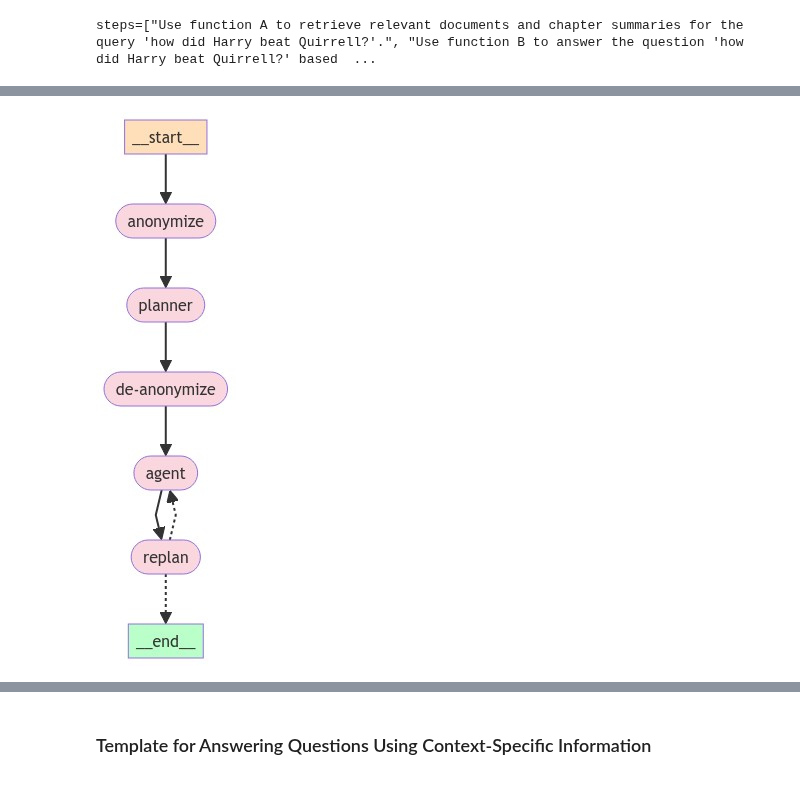
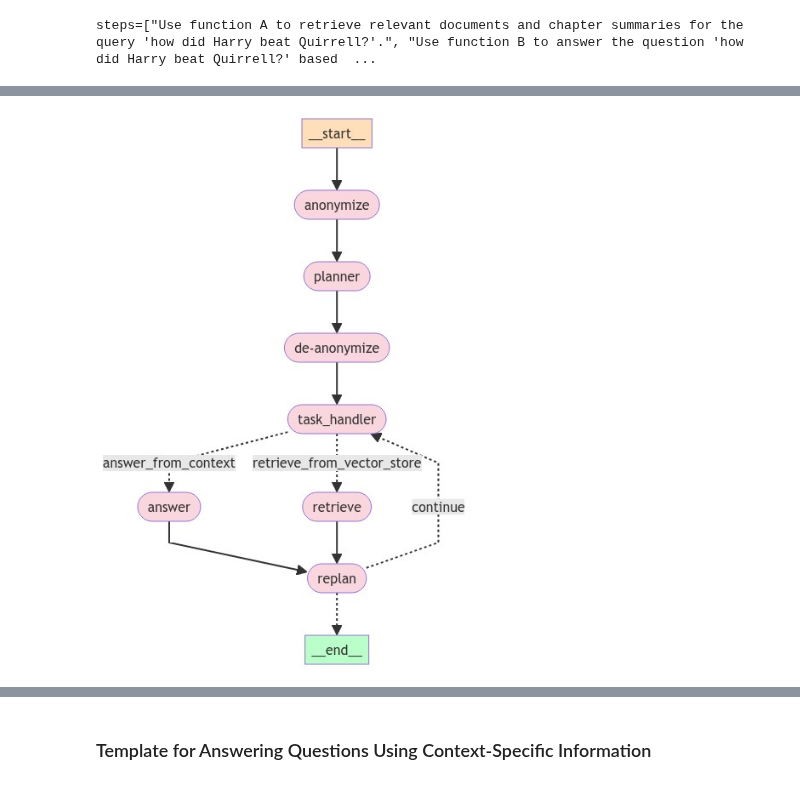
Before and after one commit to NirDiamant/Controllable-RAG-Agent, a Jupyter notebook: talk_to_harry_potter_complex_retriever.ipynb, the cells around one changed output, grey strips where cells are left out. Cells and saved outputs as stored; diff of their text form; code cells hidden in the pictures.

```diff
--- a/talk_to_harry_potter_complex_retriever.ipynb
+++ b/talk_to_harry_potter_complex_retriever.ipynb
@@ -835,7 +674,7 @@ Tool A: a tool that retrieves relevant information from a vector store based on
 Tool B: a tool that answers a question from a given context.
 You also have aggregated context {aggregated_context} that you can use to make decisions, and use the information from that context as input to the tools.
 You also have the past steps {past_steps} that you can use to make decisions and understand the context of the task.
-You also have the initial user's question {input} that you can use to make decisions and understand the context of the task.
+You also have the initial user's question {question} that you can use to make decisions and understand the context of the task.
 if you decide to use Tool A, output the query to be used for the tool and also that the tool to be used is Tool A.
 if you decide to use Tool B, output the question to be used for the tool, the context, and also that the tool to be used is Tool B.
 """
@@ -843,24 +682,17 @@ if you decide to use Tool B, output the question to be used for the tool, the co
 class TaskHandlerOutput(BaseModel):
     """Output schema for the task handler."""
     query: str = Field(description="The query to be either retrieved from the vector store, or the question that should be answered from context.")
-    context: str = Field(description="The context to be based on in order to answer the query.")
+    curr_context: str = Field(description="The context to be based on in order to answer the query.")
     tool: str = Field(description="The tool to be used should be either 'retrieve' or 'answer_from_context'.")
 
 
 task_handler_prompt = PromptTemplate(
     template=tasks_handler_prompt_template,
-    input_variables=["curr_task", "aggregated_context", "past_steps", "input"],
+    input_variables=["curr_task", "aggregated_context", "past_steps", "question"],
 )
 
 task_handler_llm = ChatOpenAI(temperature=0, model_name="gpt-3.5-turbo-0125", max_tokens=2000)
 task_handler_chain = task_handler_prompt | task_handler_llm.with_structured_output(TaskHandlerOutput)
-# %%
-### test the task handler chain
-def run_task_handler_chain(curr_task: str, aggregated_context: str, past_steps: List[str], input: str):
-    """Runs the task handler chain."""
-    inputs = {"curr_task": curr_task, "aggregated_context": aggregated_context}
-    output = task_handler_chain.invoke(inputs)
-    return output
 # %%
 class Plan(BaseModel):
     """Plan to follow in future"""
@@ -958,7 +791,7 @@ replanner = replanner_prompt | replanner_llm | act_possible_results_parser
 # %%
 class AnonymizeQuestion(BaseModel):
     """Anonymized question and mapping."""
-    anonymize_question : str = Field(description="Anonymized question.")
+    anonymized_question : str = Field(description="Anonymized question.")
     mapping: dict = Field(description="Mapping of original words to variables.")
     explanation: str = Field(description="Explanation of the action.")
 
@@ -1002,9 +835,10 @@ de_anonymize_plan_prompt = PromptTemplate(
 de_anonymize_plan_llm = ChatGroq(temperature=0, model_name="llama3-70b-8192", groq_api_key=groq_api_key, max_tokens=2000)
 de_anonymize_plan_chain = de_anonymize_plan_prompt | de_anonymize_plan_llm | deanonymize_plan_parser
 # %%
+## example of how to use the de_anonymize_plan_chain
 state1 = {'question': "how did harry beat quirrell?"}
 anonymized_question_output = anonymize_question_chain.invoke(state1)
-anonymized_question = anonymized_question_output["anonymize_question"]
+anonymized_question = anonymized_question_output["anonymized_question"]
 mapping = anonymized_question_output["mapping"]
 print(f'anonimized_querry: {anonymized_question}')
 print(f'mapping: {mapping}')
@@ -1074,46 +978,53 @@ from langgraph.graph import StateGraph
 agent_workflow = StateGraph(PlanExecute)
 
 # Add the anonymize node
 agent_workflow.add_node("anonymize", anonymize_queries)
 # Add the plan node
 agent_workflow.add_node("planner", plan_step)
 # Add the deanonymize node
 agent_workflow.add_node("de-anonymize", deanonymize_queries)
 
+# Add the qualitative retrieval node
+agent_workflow.add_node("retrieve", run_qualitative_retrieval_workflow)
 
-# Add the execution step
-agent_workflow.add_node("agent", execute_step)
+# Add the qualitative answer node
+agent_workflow.add_node("answer", run_qualtative_answer_workflow)
+
+# Add the task handler node
+agent_workflow.add_node("task_handler", run_task_handler_chain)
+
 
 # Add a replan node
 agent_workflow.add_node("replan", replan_step)
 
 
 agent_workflow.set_entry_point("anonymize")
 
 # From anonymize we go to plan
 agent_workflow.add_edge("anonymize", "planner")
 
 # From plan we go to deanonymize
 agent_workflow.add_edge("planner", "de-anonymize")
 
-# From deanonymize we go to agent
-agent_workflow.add_edge("de-anonymize", "agent")
+# From deanonymize we go to task handler
 
-# From agent, we replan
-agent_workflow.add_edge("agent", "replan")
+agent_workflow.add_edge("de-anonymize", "task_handler")
 
-agent_workflow.add_conditional_edges(
-    "replan",
-    # Next, we pass in the function that will determine which node is called next.
-    should_end,
-)
+agent_workflow.add_conditional_edges("task_handler", retrieve_or_answer, {"retrieve_from_vector_store": "retrieve", "answer_from_context": "answer"})
 
-# Finally, we compile it!
-# This compiles it into a LangChain Runnable,
-# meaning you can use it as you would any other runnable
+# From task handler we go to either retrieve or answer
+
+agent_workflow.add_edge("retrieve", "replan")
+
+agent_workflow.add_edge("answer", "replan")
+
+agent_workflow.add_conditional_edges("replan", should_end, {"__end__": END, "continue": "task_handler"})
+
+
+
 plan_and_execute_app = agent_workflow.compile()
 
 display(Image(plan_and_execute_app.get_graph(xray=True).draw_mermaid_png()))
 # %% [output]
-[figure, old version]
+[figure, new version]
 # %%
```
Also changed, not shown: parts of 16 cells of this notebook, 1 other file.
